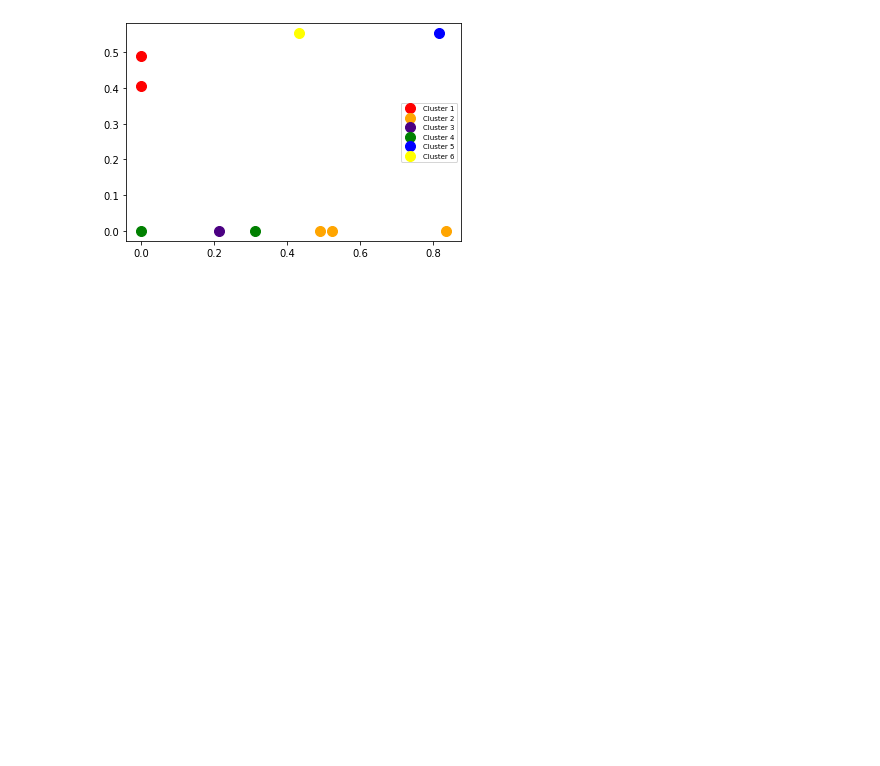
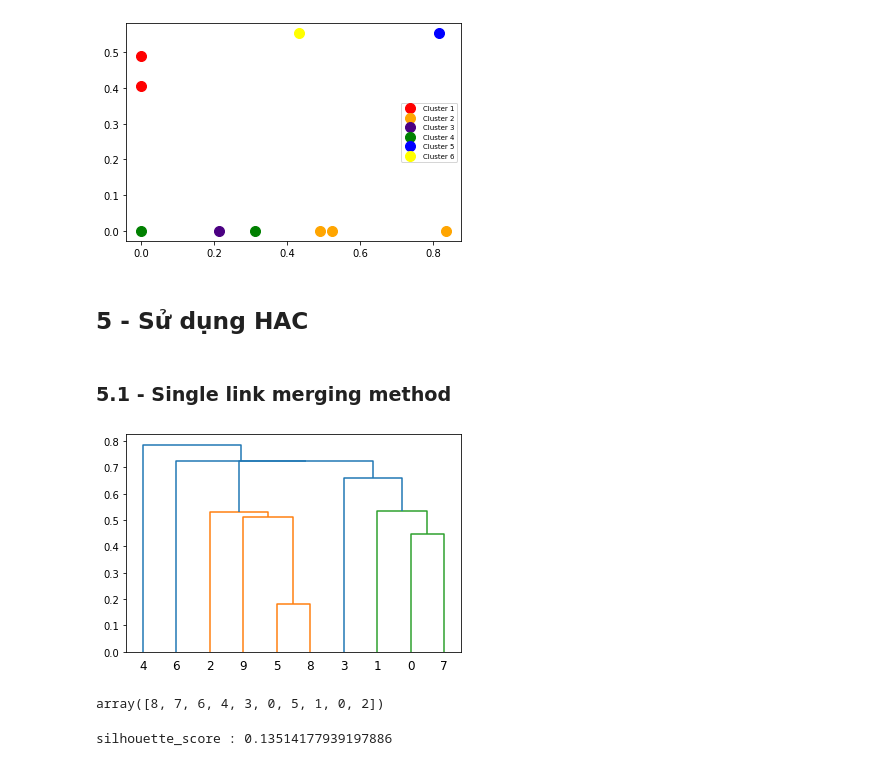
Before and after one commit to bluesky2106/python-ai, a Jupyter notebook: 06-clustering/final-assignment/hac-kmeans.ipynb, the cells around one changed output. Cells and saved outputs as stored; diff of their text form; code cells hidden in the pictures; blank space fills up the shorter version.

```diff
--- a/06-clustering/final-assignment/hac-kmeans.ipynb
+++ b/06-clustering/final-assignment/hac-kmeans.ipynb
@@ -208,3 +209,12 @@ plt.legend(loc=0, numpoints=10, ncol=1, fontsize=7)
 plt.show()
 # %% [output]
 [figure]
+# %% [markdown]
+## 5 - Sử dụng HAC
+# %% [markdown]
+### 5.1 - Single link merging method
+# %%
+dendrogram = sch.dendrogram(sch.linkage(X, method = 'single'))
+plt.show()
+# %% [output]
+[figure, added]
@@ -210,0 +223,11 @@ plt.show()
+# %%
+n_clusters = 9
+hac = AgglomerativeClustering(n_clusters=n_clusters, linkage='single')
+y_hac = hac.fit_predict(X)
+y_hac
+# %% [output]
+array([8, 7, 6, 4, 3, 0, 5, 1, 0, 2])
+# %%
+print("silhouette_score :", silhouette_score(X, y_hac))
+# %% [output]
+silhouette_score : 0.13514177939197886
```
Also changed, not shown: parts of 36 cells of this notebook, 1 other file.
